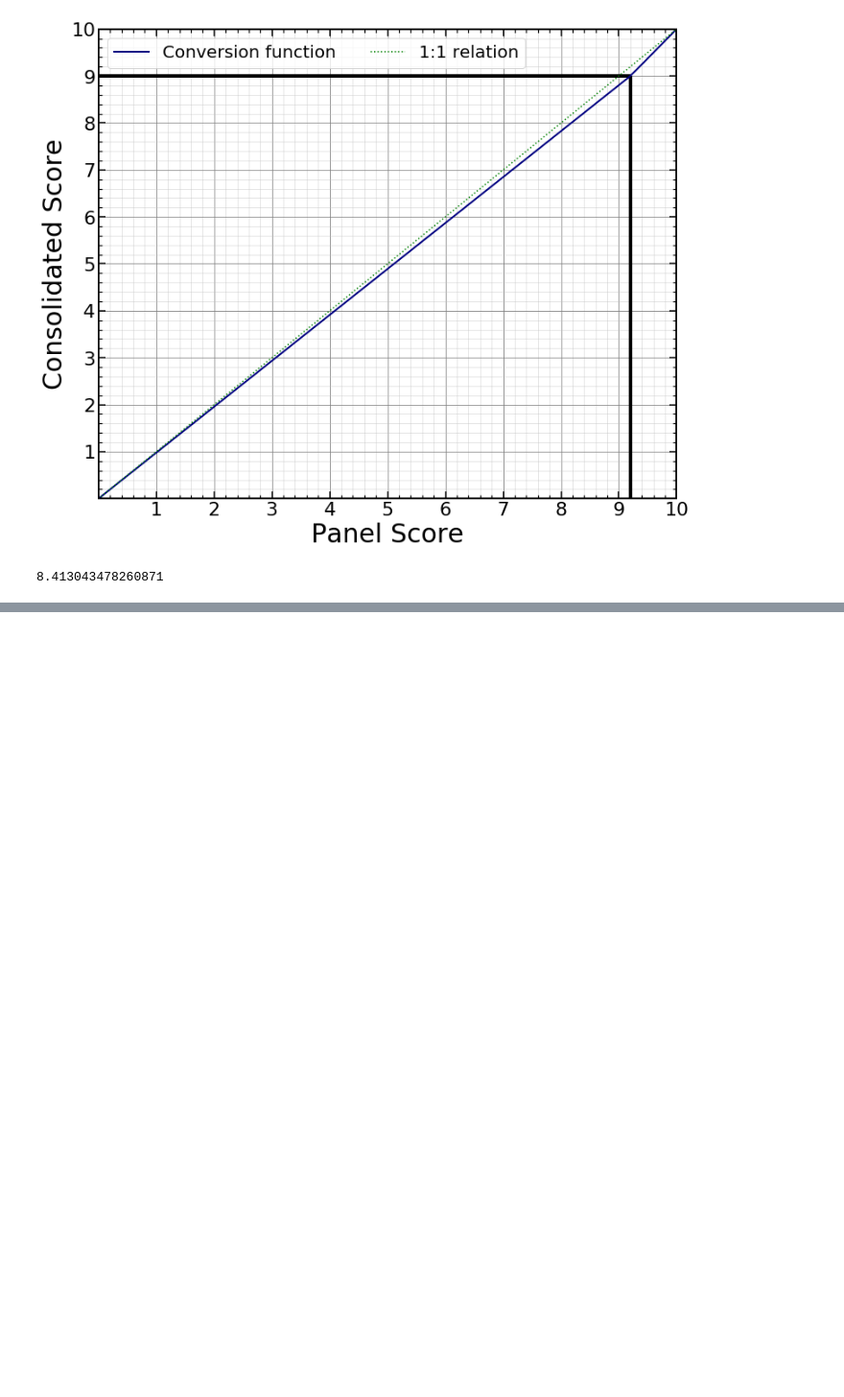
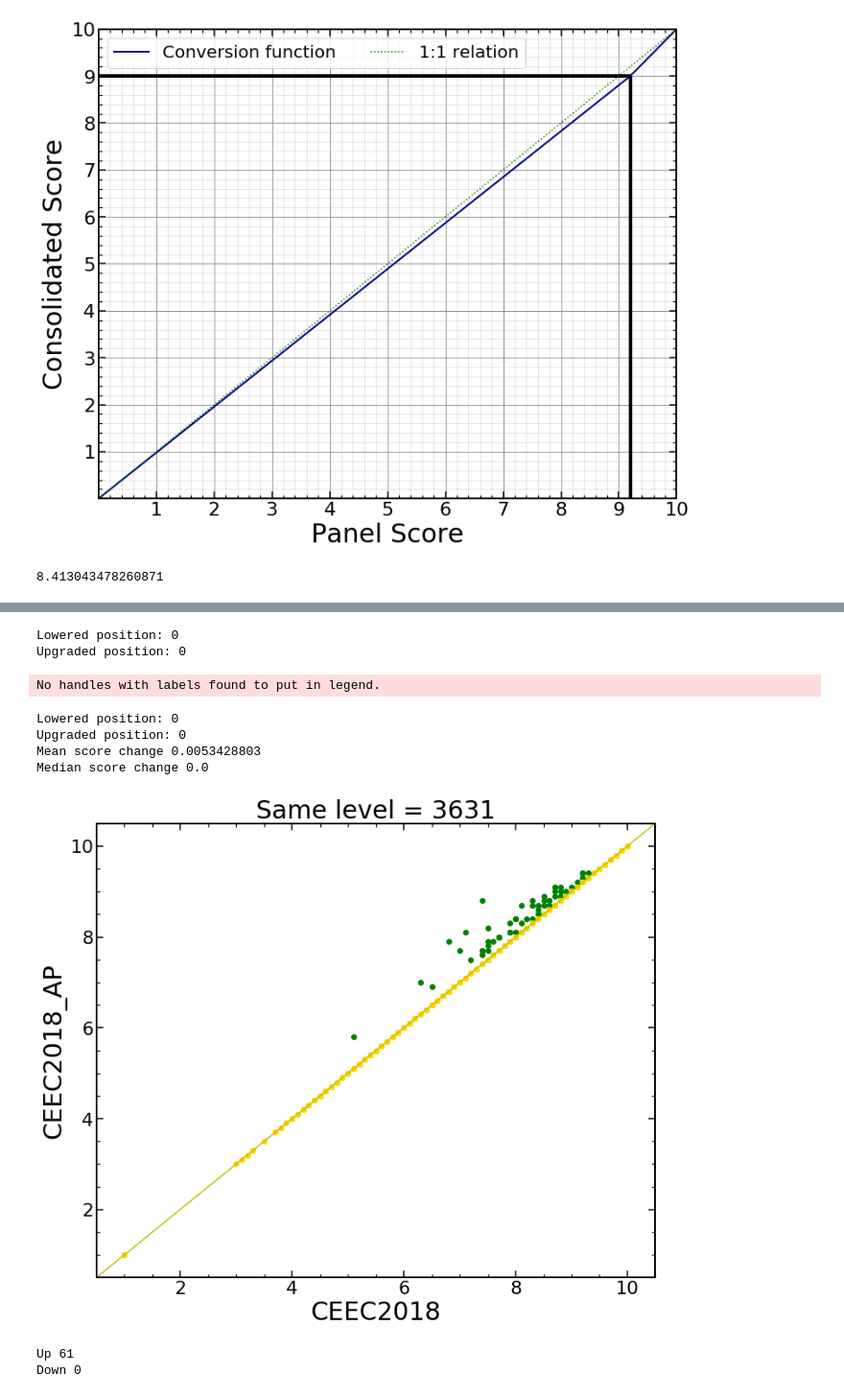
Before and after one commit to AfonsoV/ceec_analysis, a Jupyter notebook: data_process.ipynb, the cells around one changed output, grey strips where cells are left out. Shown at 96% size. Cells and saved outputs as stored; diff of their text form; code cells hidden in the pictures; blank space fills up the shorter version.

```diff
--- a/data_process.ipynb
+++ b/data_process.ipynb
@@ -614,0 +613,19 @@ conversion(8.6,9.2,9)
+# %%
+data_CEEC2018 = "./CEECIND_2018_Resultados_apos_avaliacao_RAA/"
+files_CEEC2018 = np.sort(glob.glob(f"{data_CEEC2018}/*.csv"))
+print(files_CEEC2018)
+
+all_tables = []
+for table_name in files_CEEC2018:
+    all_tables.append(read_ceec(f"{table_name}"))
+TableMasterCEEC2018 = vstack(all_tables)
+
+data_CEEC2018_AP = "./CEECIND_2018_Resultados_apos_AP/"
+files_CEEC2018_AP = np.sort(glob.glob(f"{data_CEEC2018_AP}/*.csv"))
+print(files_CEEC2018_AP)
+
+
+all_tables = []
+for table_name in files_CEEC2018_AP:
+    all_tables.append(read_ceec(f"{table_name}"))
+TableMasterCEEC2018_AP = vstack(all_tables)
@@ -614,0 +641,44 @@ conversion(8.6,9.2,9)
+# %%
+_,score_difference_full,_ = find_matches(TableMasterCEEC2018,TableMasterCEEC2018_AP)
+names_diff, score_difference_slevel,scores = find_matches(TableMasterCEEC2018,TableMasterCEEC2018_AP,samelevel=True)
+
+fig,ax = mpl.subplots(figsize=(12,10))
+
+sel_pos = scores[:,0]<scores[:,1]
+sel_eq = scores[:,0]==scores[:,1]
+sel_neg = scores[:,0]>scores[:,1]
+ax.plot(scores[sel_pos,0],scores[sel_pos,1],"o",color="green")
+ax.plot(scores[sel_eq,0],scores[sel_eq,1],"o",color="gold")
+ax.plot(scores[sel_neg,0],scores[sel_neg,1],"o",color="crimson")
+
+ax.plot([-1,11],[-1,11],"y-")
+ax.set_xlabel(r"CEEC2018")
+ax.set_ylabel(r"CEEC2018_AP")
+
+# xpos = 2.5
+# ypos = 250
+# ax.text(-xpos,ypos,"Worse score",color="red",fontsize=25,ha="center")
+# ax.text(+xpos,ypos,"Better score",color="green",fontsize=25,ha="center")
+
+ax.legend()
+ax.set_xlim(0.5,10.5)
+ax.set_ylim(0.5,10.5)
+ax.set_title(f"Same level = {len(score_difference_slevel)}")
+
+print("Mean score change",np.mean(score_difference_slevel))
+print("Median score change",np.median(score_difference_slevel))
+# %% [output]
+Lowered position: 0
+Upgraded position: 0
+No handles with labels found to put in legend.
+Lowered position: 0
+Upgraded position: 0
+Mean score change 0.0053428803
+Median score change 0.0
+[figure, added]
+# %%
+print("Up",len(scores[sel_pos,:]))
+print("Down",len(scores[sel_neg,:]))
+# %% [output]
+Up 61
+Down 0
```
Also changed, not shown: parts of 11 cells of this notebook, 6 other files.
